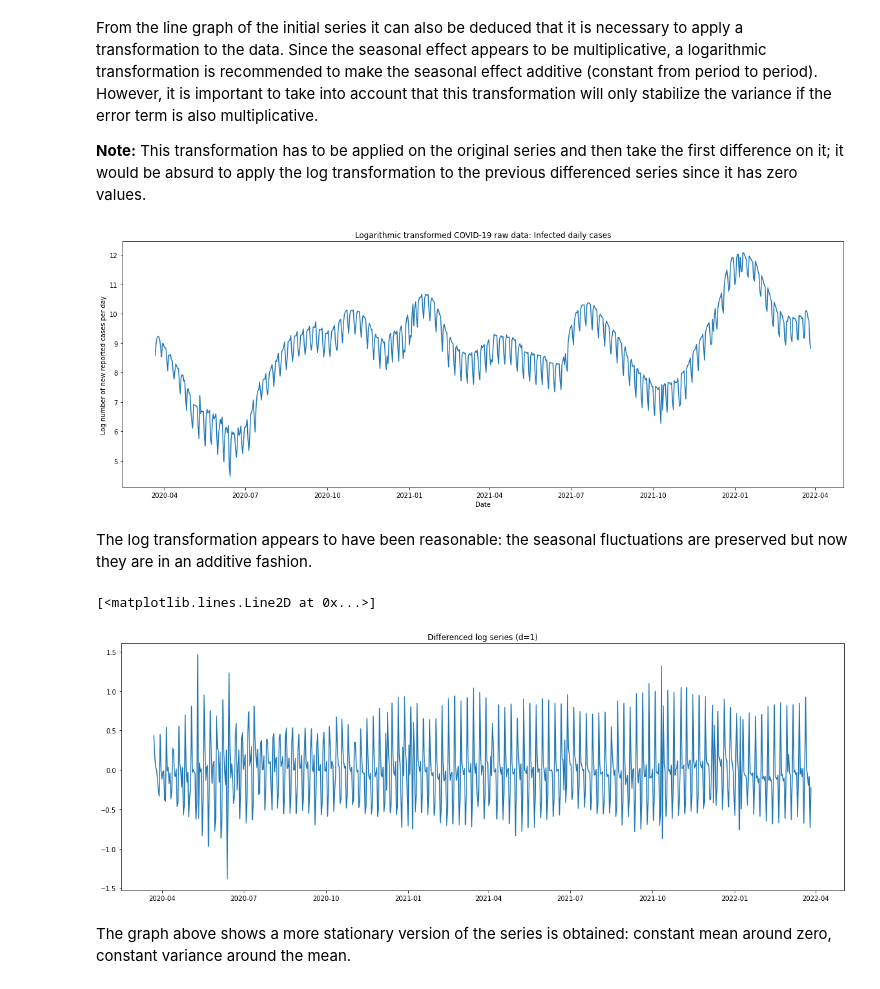
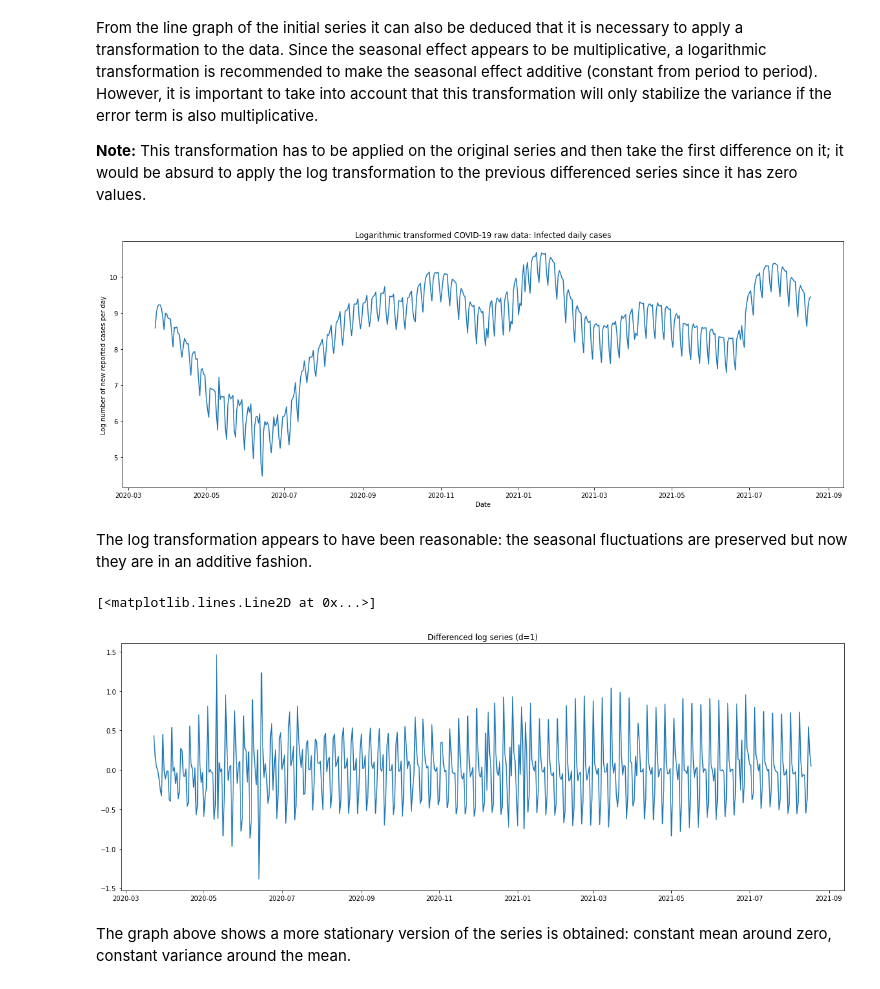
Before and after one commit to marialonsogar/COVID-Dynamics-Model-Comparison, a Jupyter notebook: modeling/covi-ARIMA.ipynb, the cells around one changed output. Saved outputs shown, nothing was run; the diff lists cells and outputs as text; code cells hidden in the pictures.

```diff
--- a/modeling/covi-ARIMA.ipynb
+++ b/modeling/covi-ARIMA.ipynb
@@ -194,23 +204,22 @@ From the line graph of the initial series it can also be deduced that it is nece
 **Note:** This transformation has to be applied on the original series and then take the first difference on it; it would be absurd to apply the log transformation to the previous differenced series since it has zero values.
 # %%
 # apply a log transformation to the original data (having ensured that there is no zero value)
-log_series = np.log(df)
+log_series = np.log(train)
 
 # plot log-transformed data to confirm that the seasonal effect is now additive
 fig = plt.figure(figsize=(20, 7))
 plt.plot(log_series)
 plt.xlabel('Date')
 plt.ylabel('Log number of new reported cases per day')
 plt.title('Logarithmic transformed COVID-19 raw data: Infected daily cases')
 plt.show()
 # %% [output]
-[figure, old version]
+[figure, new version]
 # %% [markdown]
 The log transformation appears to have been reasonable: the seasonal fluctuations are preserved but now they are in an additive fashion.
 # %%
-df = log_series.copy()
 # difference the log series
-df_d1 = df.diff().dropna()
+df_d1 = log_series.diff().dropna()
 
 # plot the resulting series
 fig = plt.figure(figsize=(20, 7))
@@ -218,7 +227,7 @@ plt.title('Differenced log series (d=1)')
 plt.plot(df_d1)
 # %% [output]
 [<matplotlib.lines.Line2D at 0x...>]
-[figure, old version]
+[figure, new version]
 # %% [markdown]
 The graph above shows a more stationary version of the series is obtained: constant mean around zero, constant variance around the mean.
 # %% [markdown]
```
Also changed, not shown: parts of 66 cells of this notebook, 1 other file.
